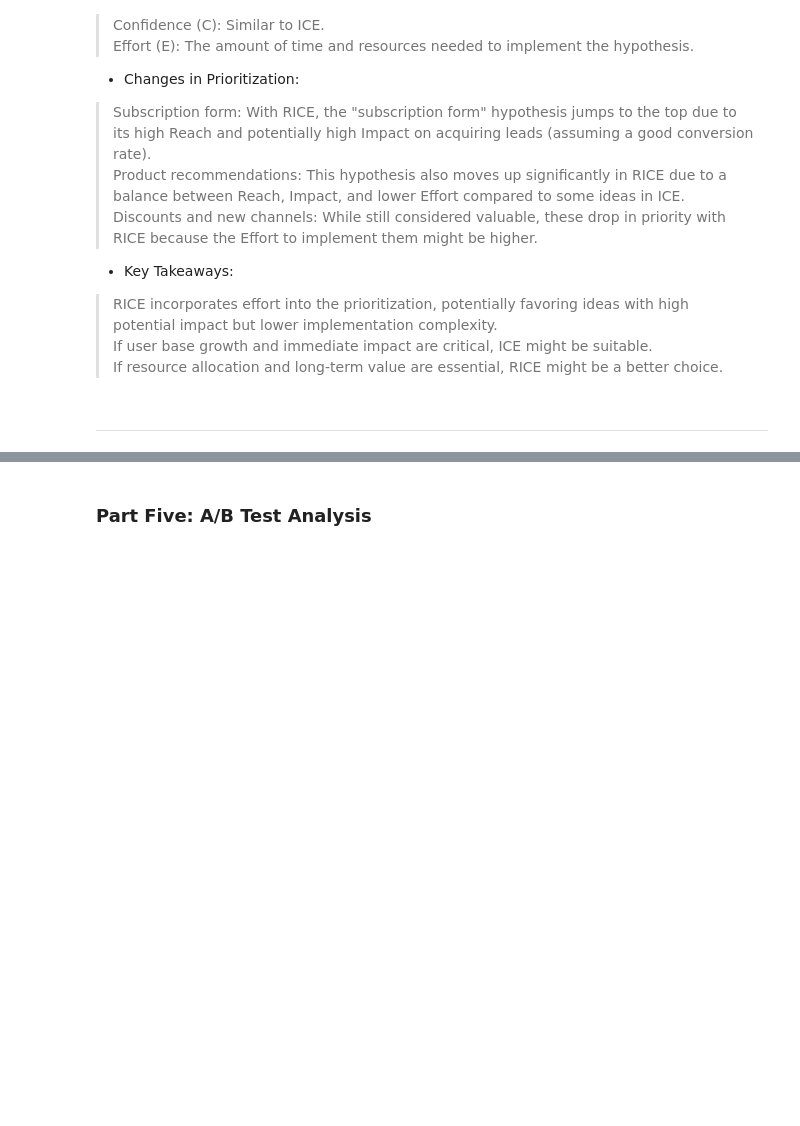
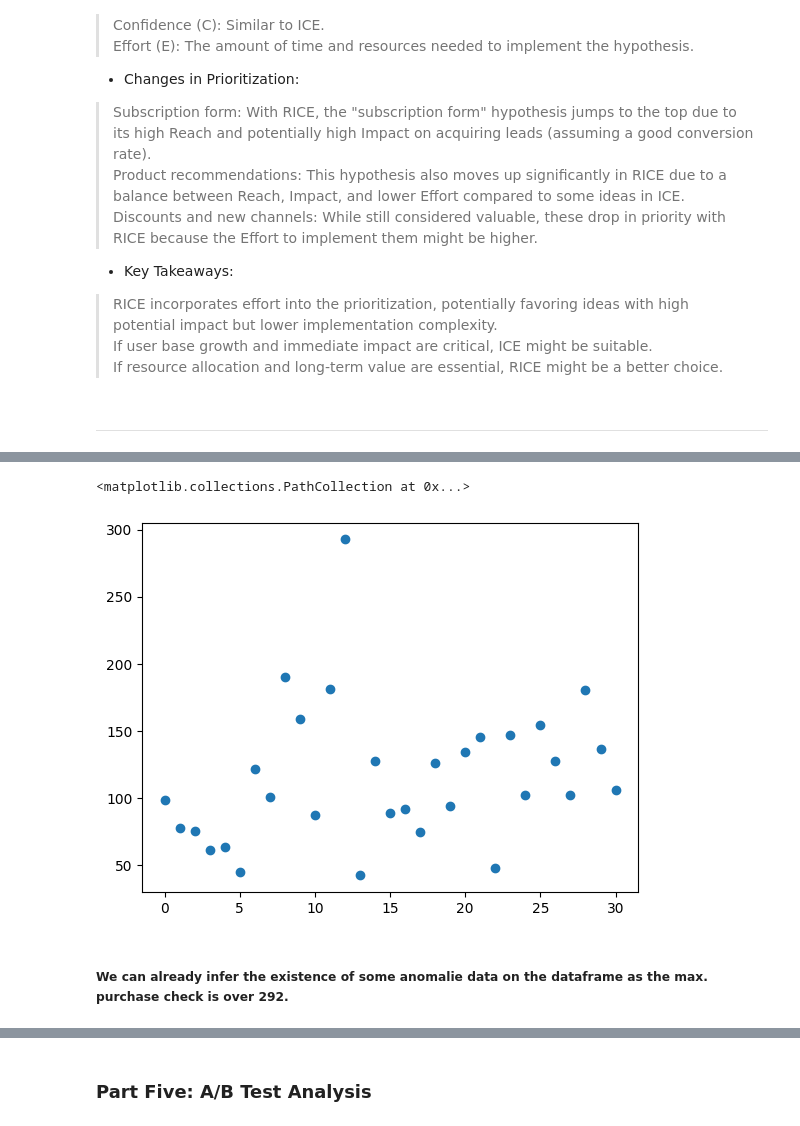
Before and after one commit to CesarChaparro1974/AB_Testing_Project, a Jupyter notebook: A_B_test_project.ipynb, the cells around one changed output, grey strips where cells are left out. Cells and saved outputs as stored; diff of their text form; code cells hidden in the pictures; blank space fills up the shorter version.

```diff
--- a/A_B_test_project.ipynb
+++ b/A_B_test_project.ipynb
@@ -826,0 +383,4 @@ hypotheses[['hypothesis', 'RICE']].sort_values(by='RICE', ascending=False)
+# %%
+# add column with cumulative revenue for group A
+RevenueA['cum_RevenueA'] = RevenueA['revenue_per_day'].cumsum()
+RevenueA.head(10)
@@ -826,0 +471,4 @@ hypotheses[['hypothesis', 'RICE']].sort_values(by='RICE', ascending=False)
+# %%
+# add comulative orders for group A
+OrdersA['cum_orders_per_dayA'] = OrdersA['orders_per_day'].cumsum()
+OrdersA.head(10)
@@ -826,0 +513,4 @@ hypotheses[['hypothesis', 'RICE']].sort_values(by='RICE', ascending=False)
+# %%
+# merge Revenue and Orders for group A
+merged_A = RevenueA.merge(OrdersA, how = 'left', on ='date')
+merged_A.head(10)
@@ -826,0 +529,5 @@ hypotheses[['hypothesis', 'RICE']].sort_values(by='RICE', ascending=False)
+# %%
+# add columns for average order size and cumulative order size for group A
+merged_A['average_order_sizeA'] = merged_A['revenue_per_day'] / merged_A['orders_per_day']
+merged_A['cum_avg_order_sizeA'] = merged_A['average_order_sizeA'].cumsum()
+merged_A.head(10)
@@ -826,0 +559,8 @@ hypotheses[['hypothesis', 'RICE']].sort_values(by='RICE', ascending=False)
+# %%
+x_values = pd.Series(range(0, len(merged_A['average_order_sizeA'])))
+plt.scatter(x_values, merged_A['average_order_sizeA'])
+# %% [output]
+<matplotlib.collections.PathCollection at 0x...>
+[figure, added]
+# %% [markdown]
+##### We can already infer the existence of some anomalie data on the dataframe as the max. purchase check is over 292.
```
Also changed, not shown: parts of 172 cells of this notebook, 1 other file.
